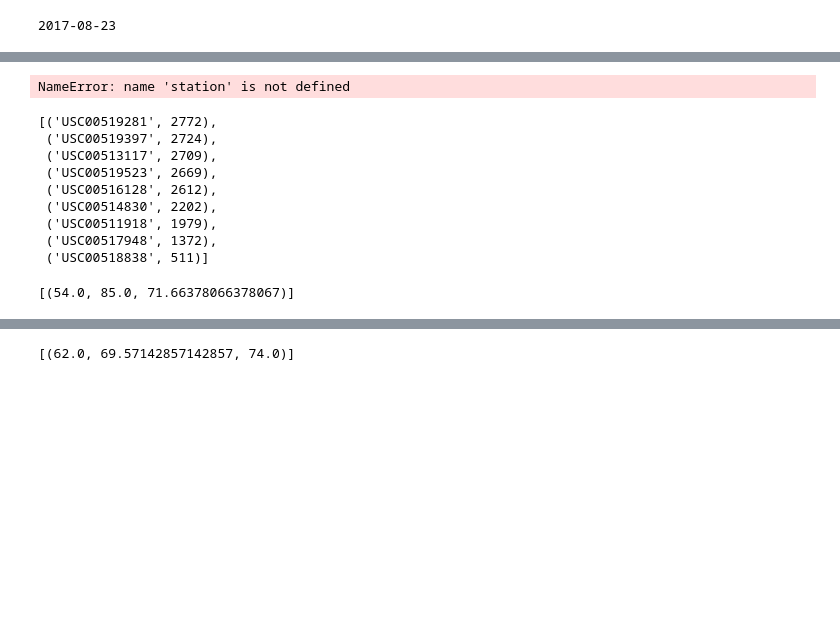
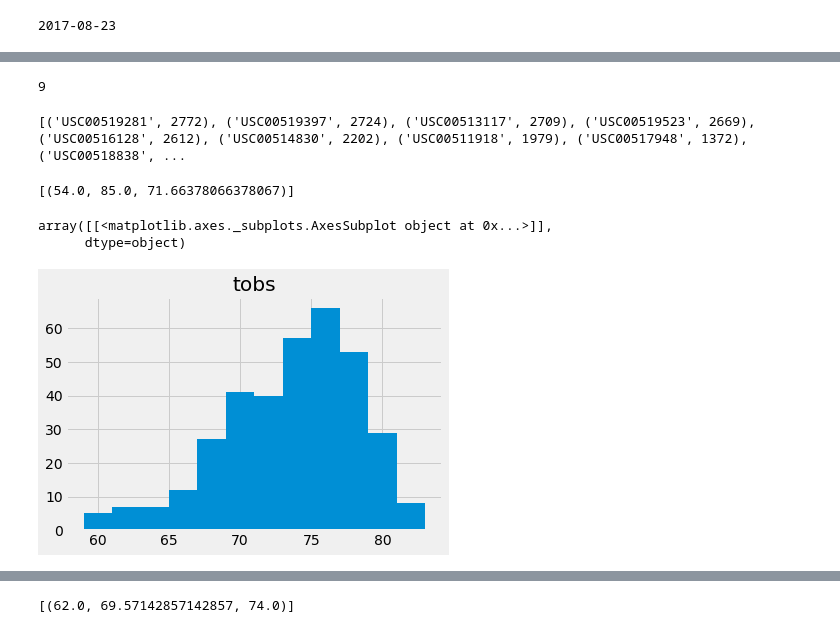
Before and after one commit to jason-hernandez-73/SQL_Berkeley, a Jupyter notebook: Sqlalchemy_challenge/Instructions/climate_starter.ipynb, the cells around one changed output, grey strips where cells are left out. Cells and saved outputs as stored; diff of their text form; code cells hidden in the pictures; blank space fills up the shorter version.

```diff
--- a/Sqlalchemy_challenge/Instructions/climate_starter.ipynb
+++ b/Sqlalchemy_challenge/Instructions/climate_starter.ipynb
@@ -84,16 +97,19 @@ precip_df.describe()
 # Design a query to show how many stations are available in this dataset?
 station_count = engine.execute("SELECT * FROM station")
 Station = Base.classes.station
-sta_count = session.query(Station).func.count(Station.station).all()
+sta_count = session.query(func.count(Station.station)).all()[0][0]
 print(sta_count)
 # %% [output]
-NameError: name 'station' is not defined
+9
 # %%
 # What are the most active stations? (i.e. what stations have the most rows)?
 # List the stations and the counts in descending order.
-most_active = session.query(Station.measurement).filter(Station.station, Measurement.station).all()
-most_active_gp = most_active.groupby(["station"]).count()
+most_active = session.query(Measurement.station, func.count(Measurement.station)).\
+    group_by(Measurement.station).\
+    order_by(func.count(Measurement.station).desc()).all()
+print(most_active)
 
+# Based on SQL schema:
 #SELECT
 #    station.station
 #    measurement.station
@@ -105,24 +121,25 @@ most_active_gp = most_active.groupby(["station"]).count()
 #GROUP BY station.station, measurement.station
 #ORDER BY station.station DESC
 # %% [output]
-[('USC00519281', 2772),
- ('USC00519397', 2724),
- ('USC00513117', 2709),
- ('USC00519523', 2669),
- ('USC00516128', 2612),
- ('USC00514830', 2202),
- ('USC00511918', 1979),
- ('USC00517948', 1372),
- ('USC00518838', 511)]
+[('USC00519281', 2772), ('USC00519397', 2724), ('USC00513117', 2709), ('USC00519523', 2669), ('USC00516128', 2612), ('USC00514830', 2202), ('USC00511918', 1979), ('USC00517948', 1372), ('USC00518838', ...
 # %%
 # Using the station id from the previous query, calculate the lowest temperature recorded,
 # highest temperature recorded, and average temperature of the most active station?
-mintemp = most_active_gp("tobs").min()
-maxtemp = most_active_gp("tobs").max()
-avtemp = most_active_gp("tobs").mean()
+most_active_sta = most_active[0][0]
+session.query(func.min(Measurement.tobs), func.max(Measurement.tobs), func.avg(Measurement.tobs)).\
+    filter(Measurement.station == most_active_sta).all()
 # %% [output]
 [(54.0, 85.0, 71.66378066378067)]
 # %%
 # Choose the station with the highest number of temperature observations.
+hist_station = session.query(Measurement.tobs).filter(Measurement.date >= yearago).\
+    filter(Measurement.station == most_active_sta).all()
+
 # Query the last 12 months of temperature observation data for this station and plot the results as a histogram
-plt.hist(tobs)
+# (Have to make DataFrame first)
+hist_df = pd.DataFrame(hist_station)
+hist_df.hist(bins=12)
+# %% [output]
+array([[<matplotlib.axes._subplots.AxesSubplot object at 0x...>]],
+      dtype=object)
+[figure, added]
```
Also changed, not shown: parts of 8 cells of this notebook.
